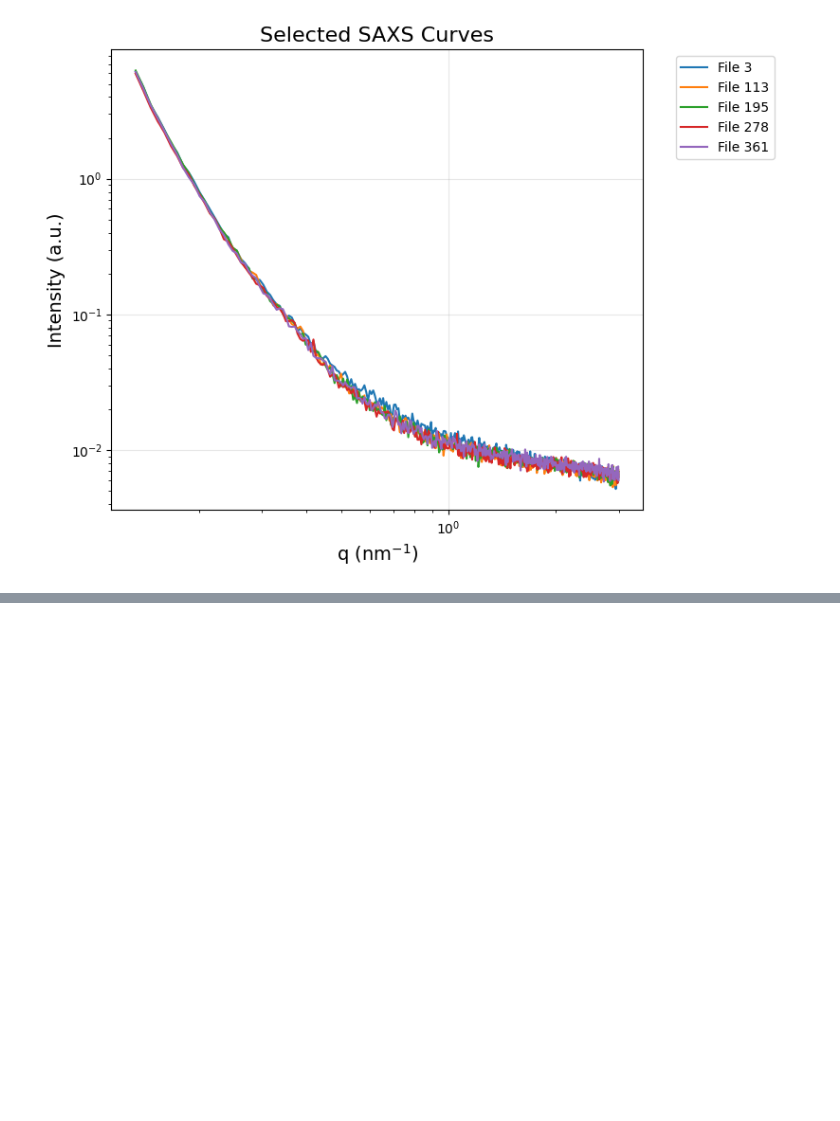
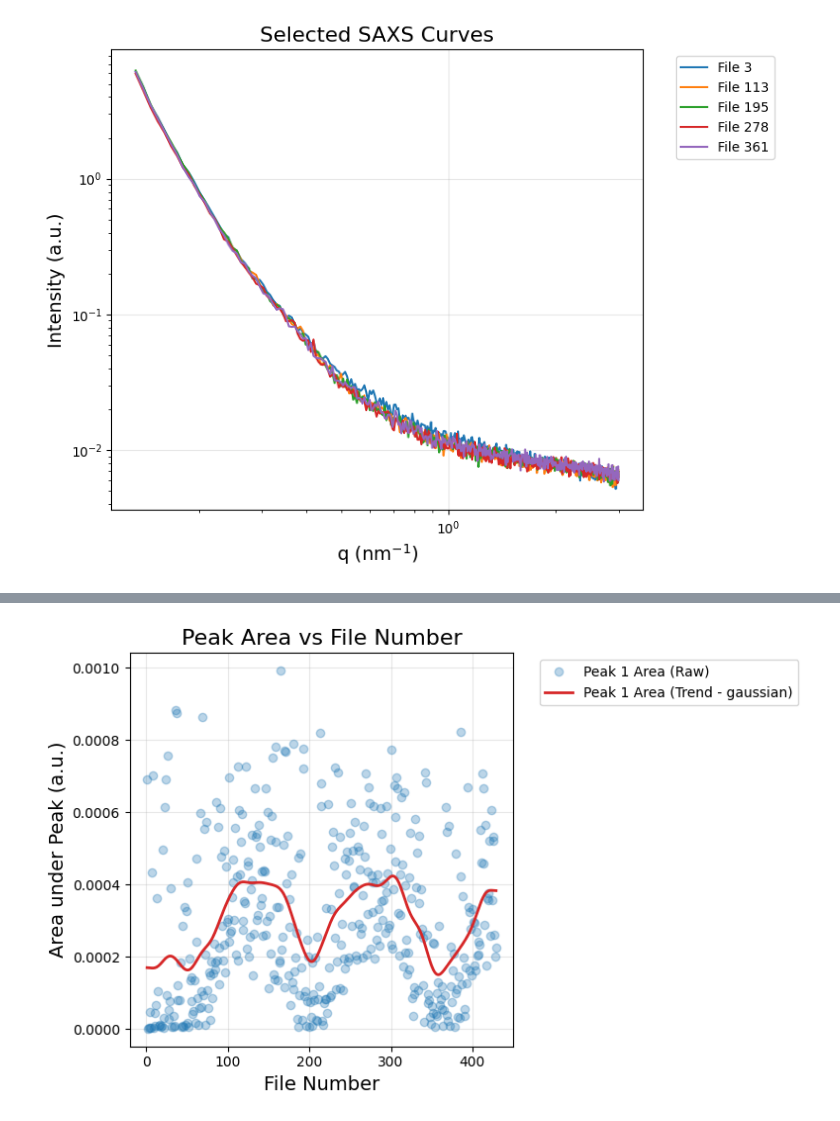
Before and after one commit to PronoyDutta/SAXS_WAXS, a Jupyter notebook: Final_Notebooks/main_analysis.ipynb, the cells around one changed output, grey strips where cells are left out. Drawn from its saved outputs; the diff is of its cells as text; code cells hidden in the pictures; blank space fills up the shorter version.

```diff
--- a/Final_Notebooks/main_analysis.ipynb
+++ b/Final_Notebooks/main_analysis.ipynb
@@ -599,0 +606,34 @@ plot_selected_curves(
+# %%
+# Define the peaks you want to fit. You can provide multiple mean positions for multiple peaks (e.g., Li2S and Sulfur)
+mean_positions = [1.85] # Add more positions if needed, e.g., [1.85, 2.3]
+min_q = 1.75
+max_q = 2.05
+
+# We define the list of files to fit
+file_numbers = list(range(starting_file, last_file + 1))
+
+print("Fitting WAXS peaks... This might take a moment.")
+# Note: we pass new_time_dict and applied_current/active_material_mass for capacity calculation if available
+df_curves, df_scherrer = fit_waxs_peaks(
+    data_dict=waxs_baseline_corrected_dict,
+    file_numbers=file_numbers,
+    mean_positions=mean_positions,
+    min_x=min_q, max_x=max_q,
+    wavelength=0.15406, K=0.9,
+    new_time_dict=all_data.get('TimeStamps_SAXS'),
+    applied_current=0.5, # Update with actual current if known, else ignore
+    active_material_mass=2.0 # Update with actual mass if known, else ignore
+)
+
+display(df_curves.head())
+display(df_scherrer.head())
+
+# Display interactive plot to verify the fits visually
+print("Use the slider below to verify the curve fits across your dataset:")
+interactive_fit_viewer(
+    data_dict=waxs_baseline_corrected_dict,
+    df_curves=df_curves,
+    file_numbers=file_numbers,
+    mean_positions=mean_positions,
+    min_x=min_q, max_x=max_q
+)
@@ -599,0 +656,5 @@ plot_selected_curves(
+# %%
+#plot_peak_areas(df_curves, window_length=41, smoothing_method='savgol', polyorder=3)
+plot_peak_areas(df_curves, window_length=15, smoothing_method='gaussian', gaussian_sigma=10.0)
+# %% [output]
+[figure, added]
```
Also changed, not shown: parts of 4 cells of this notebook, 2 other files.
